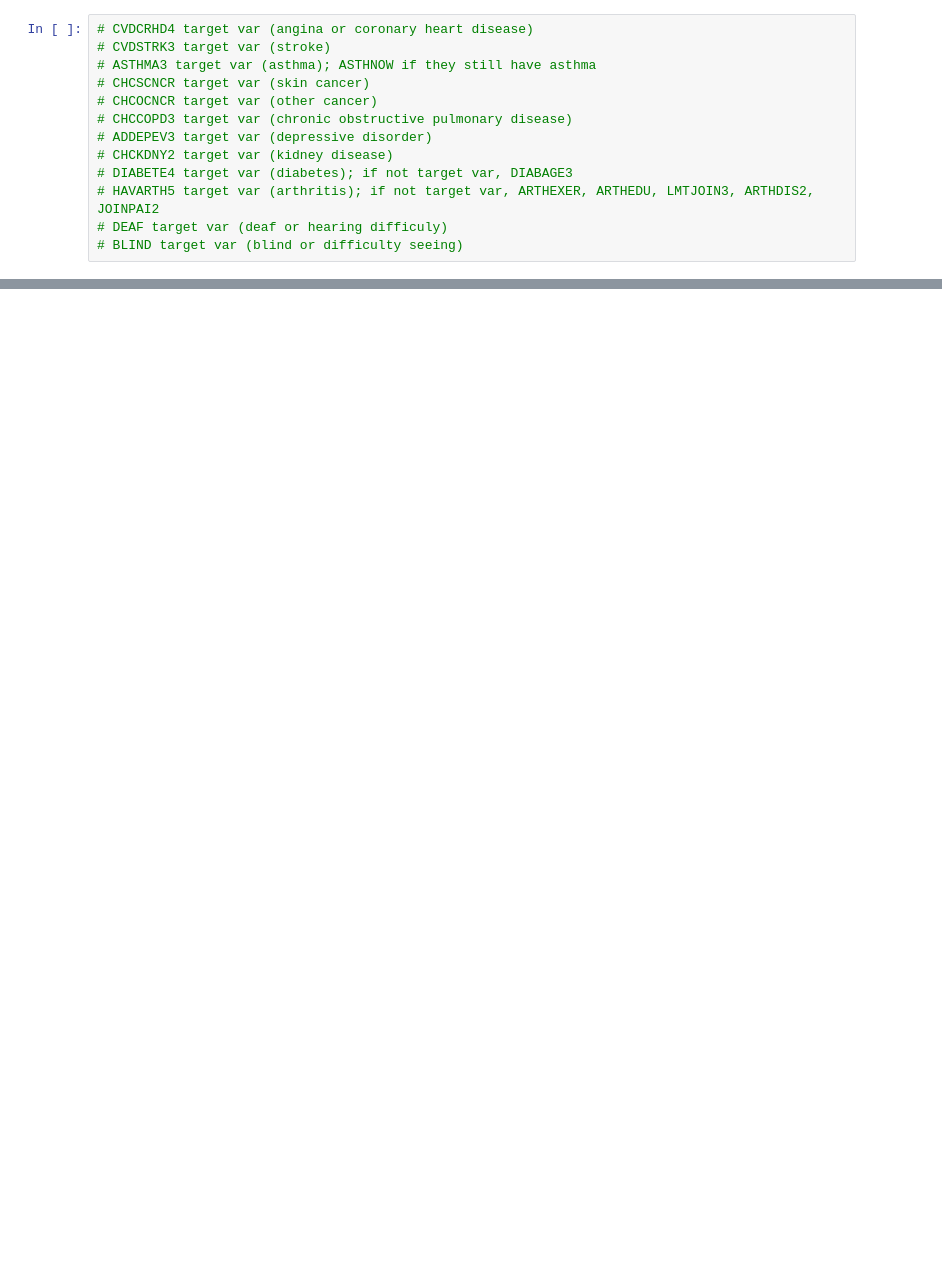
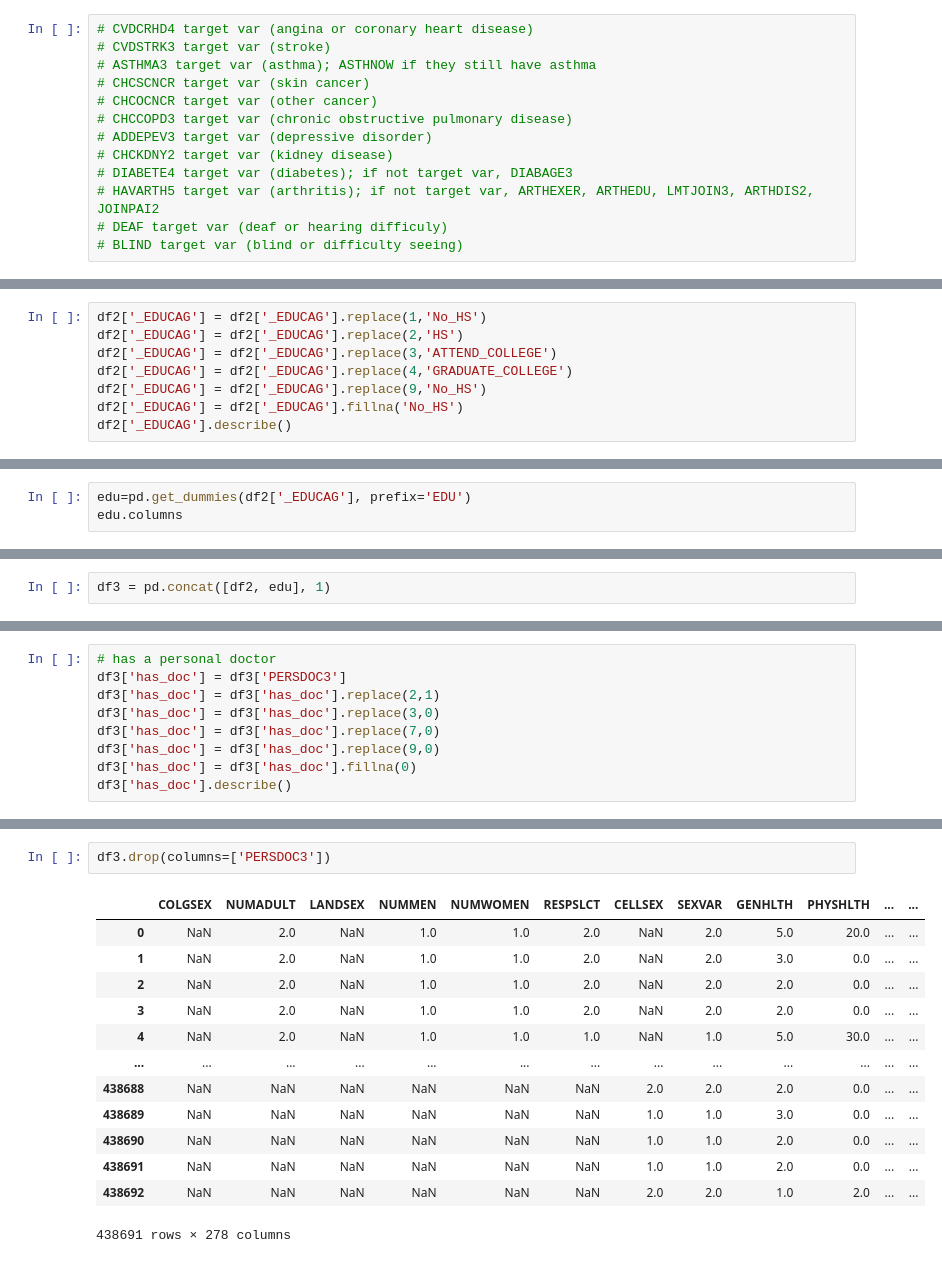
Before and after one commit to puhalskib/adv-p-health, a Jupyter notebook: main.ipynb, the cells around one changed output, grey strips where cells are left out. Drawn from its saved outputs; the diff is of its cells as text; blank space fills up the shorter version.

```diff
--- a/main.ipynb
+++ b/main.ipynb
@@ -317,0 +524,8 @@ data2.describe()
+# %%
+df2['_EDUCAG'] = df2['_EDUCAG'].replace(1,'No_HS')
+df2['_EDUCAG'] = df2['_EDUCAG'].replace(2,'HS')
+df2['_EDUCAG'] = df2['_EDUCAG'].replace(3,'ATTEND_COLLEGE')
+df2['_EDUCAG'] = df2['_EDUCAG'].replace(4,'GRADUATE_COLLEGE')
+df2['_EDUCAG'] = df2['_EDUCAG'].replace(9,'No_HS')
+df2['_EDUCAG'] = df2['_EDUCAG'].fillna('No_HS')
+df2['_EDUCAG'].describe()
@@ -317,0 +538,3 @@ data2.describe()
+# %%
+edu=pd.get_dummies(df2['_EDUCAG'], prefix='EDU')
+edu.columns
@@ -317,0 +543,2 @@ data2.describe()
+# %%
+df3 = pd.concat([df2, edu], 1)
@@ -317,0 +557,9 @@ data2.describe()
+# %%
+# has a personal doctor
+df3['has_doc'] = df3['PERSDOC3']
+df3['has_doc'] = df3['has_doc'].replace(2,1)
+df3['has_doc'] = df3['has_doc'].replace(3,0)
+df3['has_doc'] = df3['has_doc'].replace(7,0)
+df3['has_doc'] = df3['has_doc'].replace(9,0)
+df3['has_doc'] = df3['has_doc'].fillna(0)
+df3['has_doc'].describe()
@@ -317,0 +576,16 @@ data2.describe()
+# %%
+df3.drop(columns=['PERSDOC3'])
+# %% [output]
+|  | COLGSEX | NUMADULT | LANDSEX | NUMMEN | NUMWOMEN | RESPSLCT | CELLSEX | SEXVAR | GENHLTH | PHYSHLTH | ... | ... |
+| 0 | NaN | 2.0 | NaN | 1.0 | 1.0 | 2.0 | NaN | 2.0 | 5.0 | 20.0 | ... | ... |
+| 1 | NaN | 2.0 | NaN | 1.0 | 1.0 | 2.0 | NaN | 2.0 | 3.0 | 0.0 | ... | ... |
+| 2 | NaN | 2.0 | NaN | 1.0 | 1.0 | 2.0 | NaN | 2.0 | 2.0 | 0.0 | ... | ... |
+| 3 | NaN | 2.0 | NaN | 1.0 | 1.0 | 2.0 | NaN | 2.0 | 2.0 | 0.0 | ... | ... |
+| 4 | NaN | 2.0 | NaN | 1.0 | 1.0 | 1.0 | NaN | 1.0 | 5.0 | 30.0 | ... | ... |
+| ... | ... | ... | ... | ... | ... | ... | ... | ... | ... | ... | ... | ... |
+| 438688 | NaN | NaN | NaN | NaN | NaN | NaN | 2.0 | 2.0 | 2.0 | 0.0 | ... | ... |
+| 438689 | NaN | NaN | NaN | NaN | NaN | NaN | 1.0 | 1.0 | 3.0 | 0.0 | ... | ... |
+| 438690 | NaN | NaN | NaN | NaN | NaN | NaN | 1.0 | 1.0 | 2.0 | 0.0 | ... | ... |
+| 438691 | NaN | NaN | NaN | NaN | NaN | NaN | 1.0 | 1.0 | 2.0 | 0.0 | ... | ... |
+| 438692 | NaN | NaN | NaN | NaN | NaN | NaN | 2.0 | 2.0 | 1.0 | 2.0 | ... | ... |
+438691 rows × 278 columns
```
Also changed, not shown: parts of 24 cells of this notebook, 1 other file.
